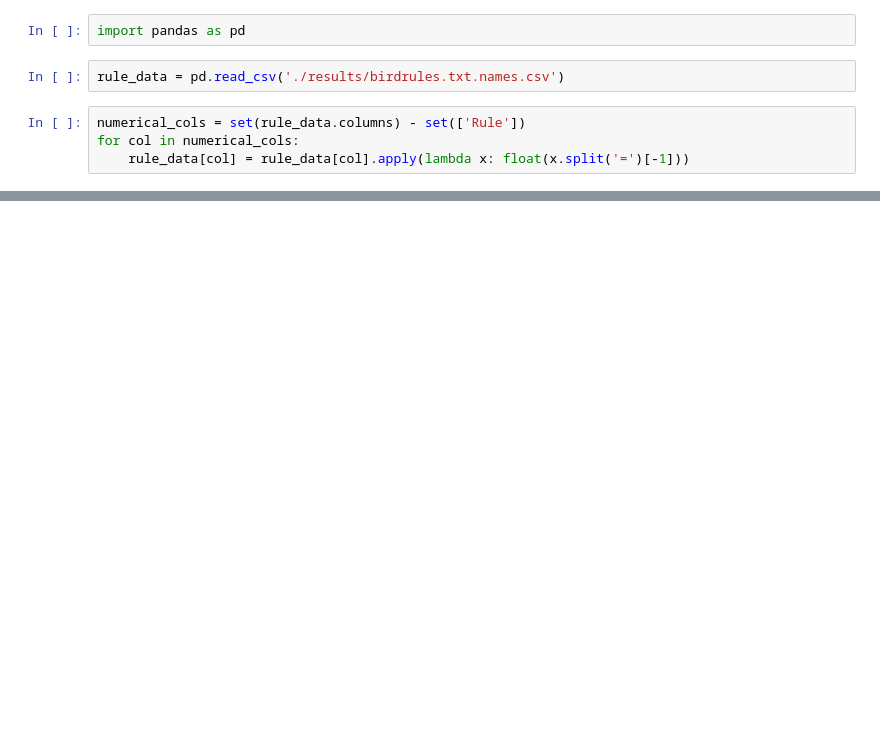
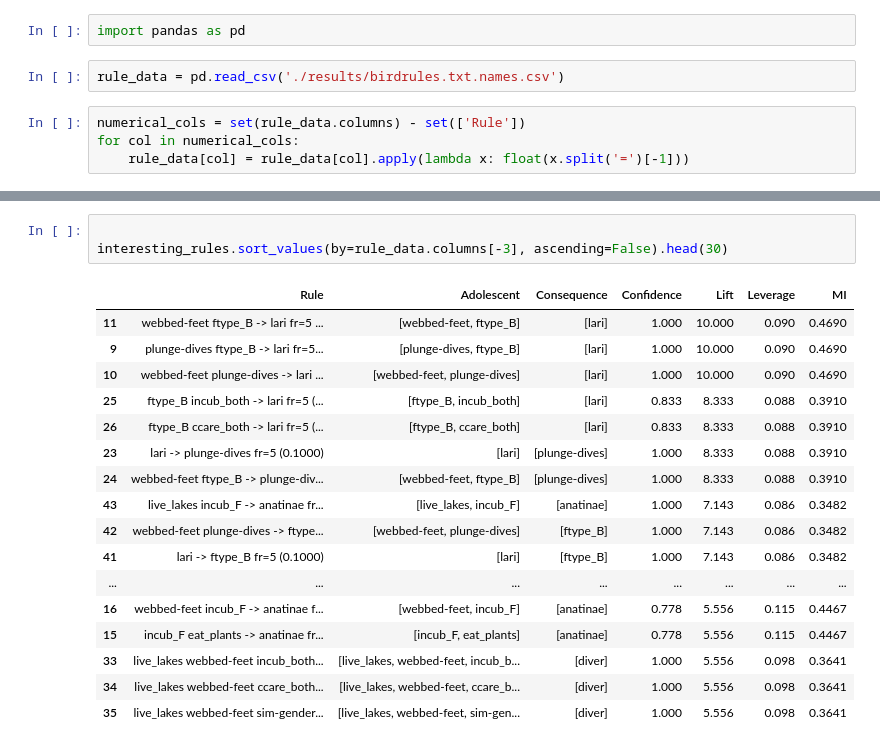
Before and after one commit to ancuongnguyen07/CS-E4650, a Jupyter notebook: hw3/code/rule_expl.ipynb, the cells around one changed output, grey strips where cells are left out. Cells and saved outputs as stored; diff of their text form; blank space fills up the shorter version.

```diff
--- a/hw3/code/rule_expl.ipynb
+++ b/hw3/code/rule_expl.ipynb
@@ -41,0 +48,21 @@ Top interesting rules
+# %%
+
+interesting_rules.sort_values(by=rule_data.columns[-3], ascending=False).head(30)
+# %% [output]
+|  | Rule | Adolescent | Consequence | Confidence | Lift | Leverage | MI |
+| 11 | webbed-feet ftype_B -> lari fr=5 ... | [webbed-feet, ftype_B] | [lari] | 1.000 | 10.000 | 0.090 | 0.4690 |
+| 9 | plunge-dives ftype_B -> lari fr=5... | [plunge-dives, ftype_B] | [lari] | 1.000 | 10.000 | 0.090 | 0.4690 |
+| 10 | webbed-feet plunge-dives -> lari ... | [webbed-feet, plunge-dives] | [lari] | 1.000 | 10.000 | 0.090 | 0.4690 |
+| 25 | ftype_B incub_both -> lari fr=5 (... | [ftype_B, incub_both] | [lari] | 0.833 | 8.333 | 0.088 | 0.3910 |
+| 26 | ftype_B ccare_both -> lari fr=5 (... | [ftype_B, ccare_both] | [lari] | 0.833 | 8.333 | 0.088 | 0.3910 |
+| 23 | lari -> plunge-dives fr=5 (0.1000) | [lari] | [plunge-dives] | 1.000 | 8.333 | 0.088 | 0.3910 |
+| 24 | webbed-feet ftype_B -> plunge-div... | [webbed-feet, ftype_B] | [plunge-dives] | 1.000 | 8.333 | 0.088 | 0.3910 |
+| 43 | live_lakes incub_F -> anatinae fr... | [live_lakes, incub_F] | [anatinae] | 1.000 | 7.143 | 0.086 | 0.3482 |
+| 42 | webbed-feet plunge-dives -> ftype... | [webbed-feet, plunge-dives] | [ftype_B] | 1.000 | 7.143 | 0.086 | 0.3482 |
+| 41 | lari -> ftype_B fr=5 (0.1000) | [lari] | [ftype_B] | 1.000 | 7.143 | 0.086 | 0.3482 |
+| ... | ... | ... | ... | ... | ... | ... | ... |
+| 16 | webbed-feet incub_F -> anatinae f... | [webbed-feet, incub_F] | [anatinae] | 0.778 | 5.556 | 0.115 | 0.4467 |
+| 15 | incub_F eat_plants -> anatinae fr... | [incub_F, eat_plants] | [anatinae] | 0.778 | 5.556 | 0.115 | 0.4467 |
+| 33 | live_lakes webbed-feet incub_both... | [live_lakes, webbed-feet, incub_b... | [diver] | 1.000 | 5.556 | 0.098 | 0.3641 |
+| 34 | live_lakes webbed-feet ccare_both... | [live_lakes, webbed-feet, ccare_b... | [diver] | 1.000 | 5.556 | 0.098 | 0.3641 |
+| 35 | live_lakes webbed-feet sim-gender... | [live_lakes, webbed-feet, sim-gen... | [diver] | 1.000 | 5.556 | 0.098 | 0.3641 |
```
Also changed, not shown: parts of 1 cell of this notebook.
